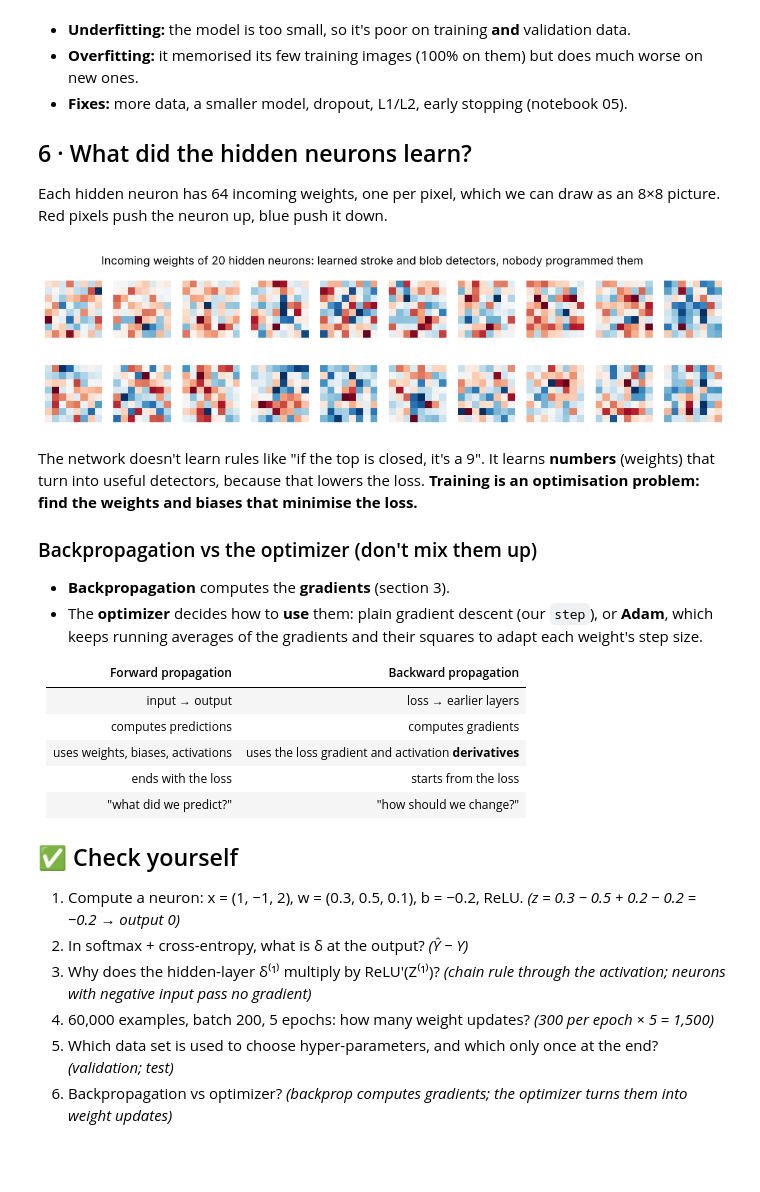
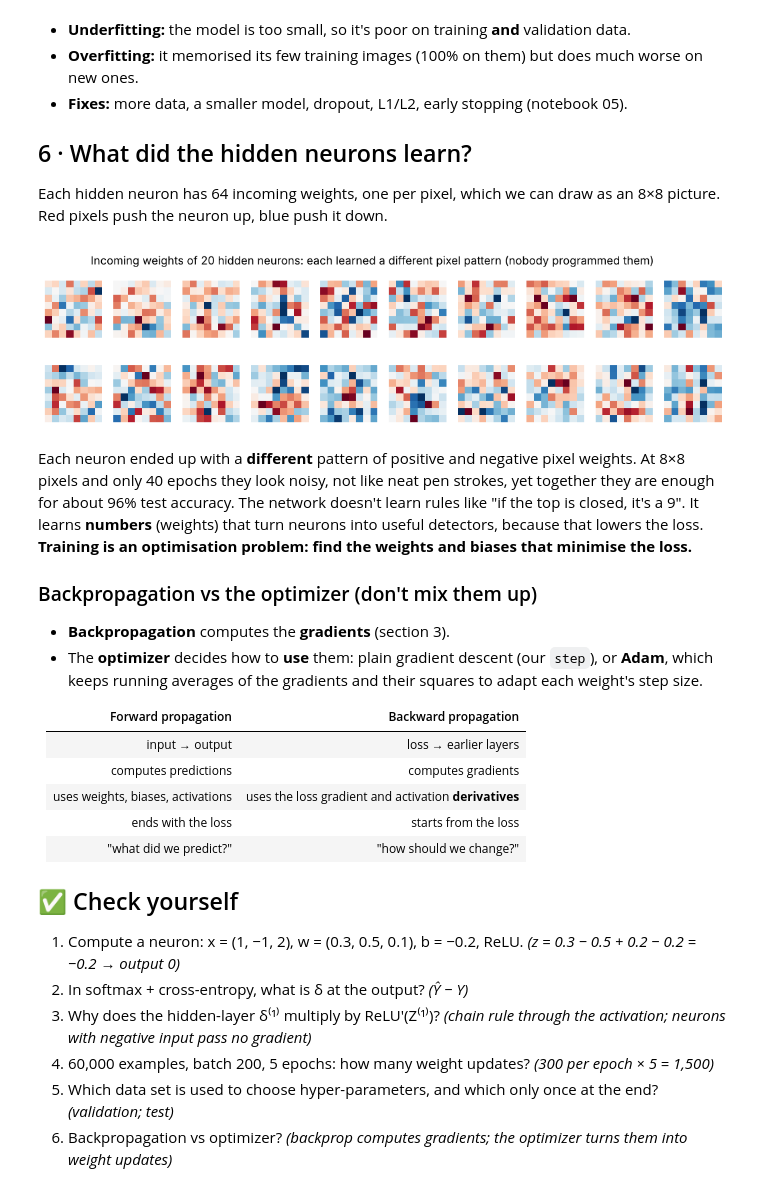
Before and after one commit to Darshit42/lern, a Jupyter notebook: deep-learning-genai/notebooks/07_mlp_from_scratch.ipynb, the cells around one changed output. Drawn from its saved outputs; the diff is of its cells as text; code cells hidden in the pictures; blank space fills up the shorter version.

```diff
--- a/deep-learning-genai/notebooks/07_mlp_from_scratch.ipynb
+++ b/deep-learning-genai/notebooks/07_mlp_from_scratch.ipynb
@@ -244,13 +244,13 @@ Each hidden neuron has 64 incoming weights, one per pixel, which we can draw as
 # %%
 fig, axes = plt.subplots(2, 10, figsize=(13, 3))
 for ax, i in zip(axes.ravel(), range(20)):
     ax.imshow(net.W1[:, i].reshape(8, 8), cmap="RdBu_r"); ax.axis("off")
-fig.suptitle("Incoming weights of 20 hidden neurons: learned stroke and blob detectors, nobody programmed them")
+fig.suptitle("Incoming weights of 20 hidden neurons: each learned a different pixel pattern (nobody programmed them)")
 plt.show()
 # %% [output]
-[figure, old version]
+[figure, new version]
 # %% [markdown]
-The network doesn't learn rules like "if the top is closed, it's a 9". It learns **numbers** (weights) that turn into useful detectors, because that lowers the loss. **Training is an optimisation problem: find the weights and biases that minimise the loss.**
+Each neuron ended up with a **different** pattern of positive and negative pixel weights. At 8×8 pixels and only 40 epochs they look noisy, not like neat pen strokes, yet together they are enough for about 96% test accuracy. The network doesn't learn rules like "if the top is closed, it's a 9". It learns **numbers** (weights) that turn neurons into useful detectors, because that lowers the loss. **Training is an optimisation problem: find the weights and biases that minimise the loss.**
 
 ### Backpropagation vs the optimizer (don't mix them up)
 - **Backpropagation** computes the **gradients** (section 3).
```
Also changed, not shown: 23 other files.
